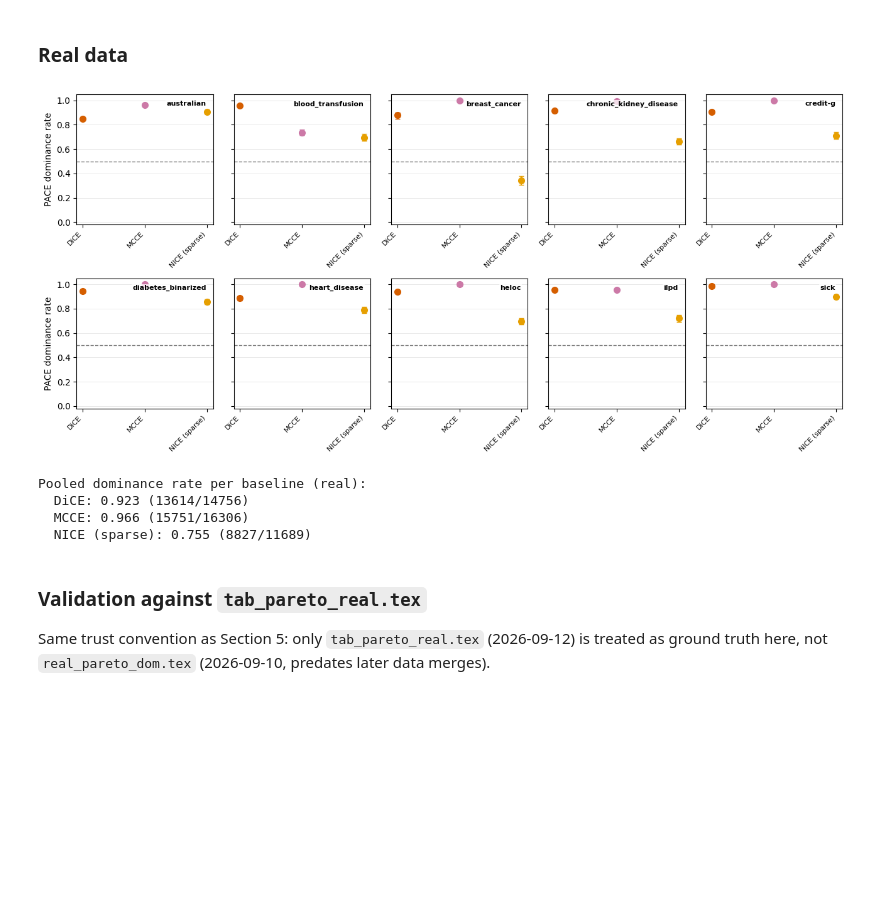
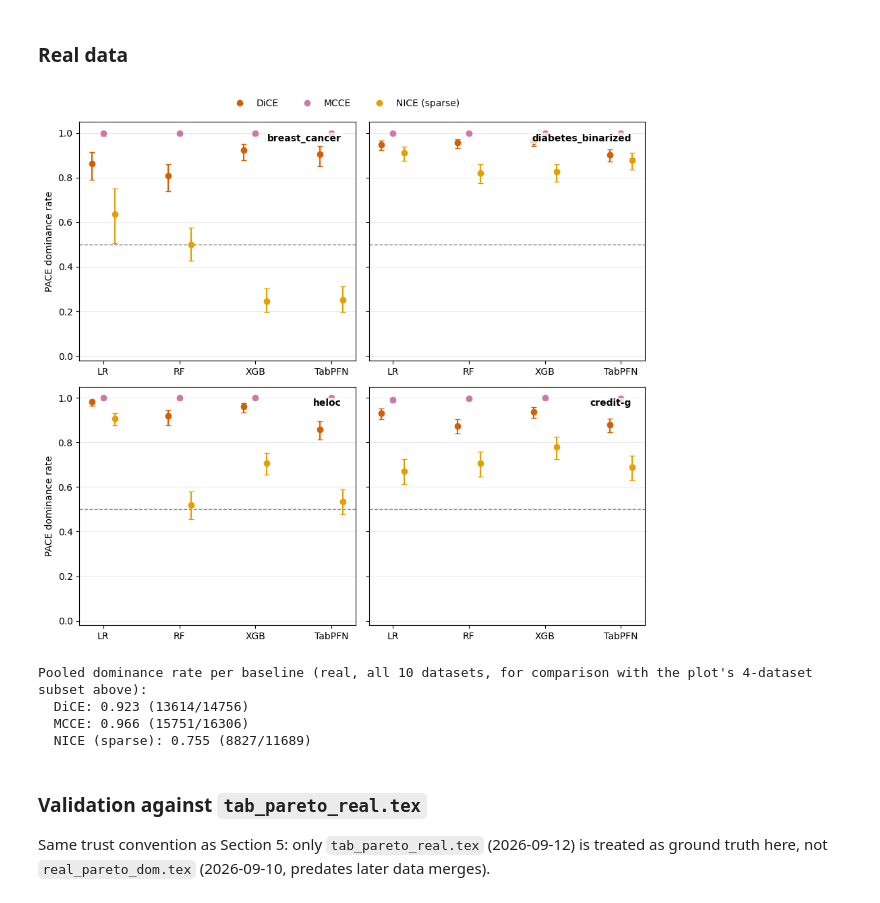
Before and after one commit to leonidaschristodoulou/cf-proposal, a Jupyter notebook: cfprop_analysis.ipynb, the cells around one changed output. Drawn from its saved outputs; the diff is of its cells as text; code cells hidden in the pictures; blank space fills up the shorter version.

```diff
--- a/cfprop_analysis.ipynb
+++ b/cfprop_analysis.ipynb
@@ -985,20 +990,23 @@ def plot_pareto_dominance_small_multiples(df, *, baselines, ncols=5, figsize_per
 # %%
 df_real_pareto = joblib.load("output_realdata.joblib")
 real_pareto_baselines = ["dice", "mcce", "nice_spars"]  # nice_base excluded, same as Section 4
+real_pareto_datasets = ["breast_cancer", "diabetes_binarized", "heloc", "credit-g"]
 
-fig_rp, _, dom_real = plot_pareto_dominance_small_multiples(
-    df_real_pareto, baselines=real_pareto_baselines, outpath="real_pareto_small_multiples_all.pdf")
+fig_rp, _, dom_real = plot_pareto_dominance_representative(
+    df_real_pareto, baselines=real_pareto_baselines, datasets=real_pareto_datasets,
+    outpath="real_pareto_small_multiples_all.pdf")
 plt.show()
 
-print("Pooled dominance rate per baseline (real):")
+print("Pooled dominance rate per baseline (real, all 10 datasets, for comparison with the plot\'s"
+      " 4-dataset subset above):")
 for b in real_pareto_baselines:
-    d = dom_real[b]
+    d = dominance_by_group(df_real_pareto, method_a="pace", method_b=b, group=("dataset", "model"))
     n_dec = (d.n_A_dom + d.n_B_dom).sum()
     rate = d.n_A_dom.sum() / n_dec
     print(f"  {METHOD_LABELS[b]}: {rate:.3f} ({d.n_A_dom.sum()}/{n_dec})")
 # %% [output]
-[figure, old version]
+[figure, new version]
-Pooled dominance rate per baseline (real):
+Pooled dominance rate per baseline (real, all 10 datasets, for comparison with the plot's 4-dataset subset above):
   DiCE: 0.923 (13614/14756)
   MCCE: 0.966 (15751/16306)
   NICE (sparse): 0.755 (8827/11689)
```
Also changed, not shown: parts of 2 cells of this notebook.
